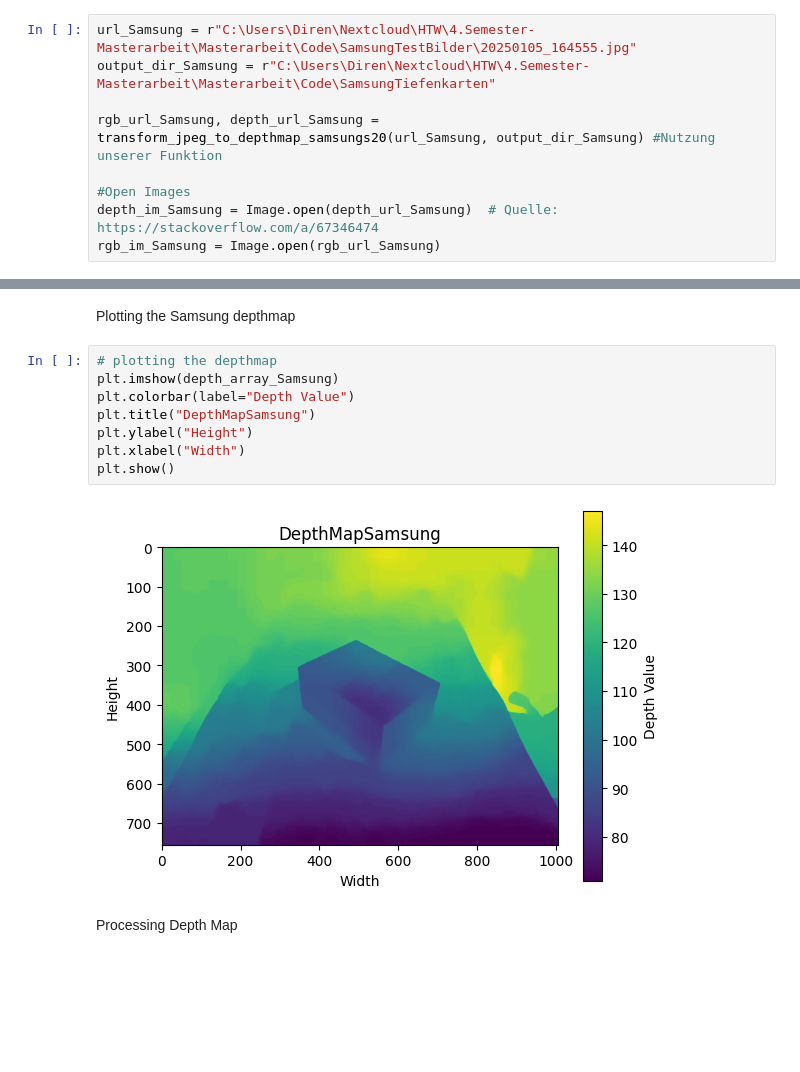
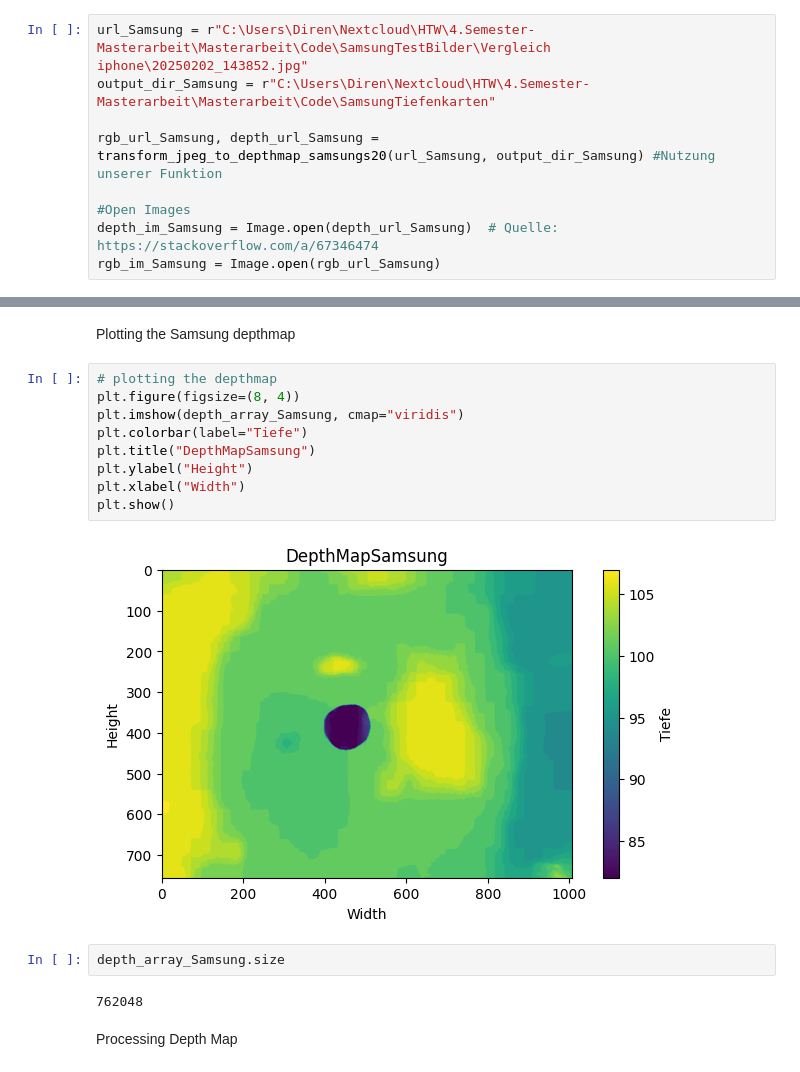
Before and after one commit to DirenCA/Masterthesis-Code, a Jupyter notebook: DeprecatedCode/Testing and analyzing_20250124.ipynb, the cells around one changed output, grey strips where cells are left out. Cells and saved outputs as stored; diff of their text form; blank space fills up the shorter version.

```diff
--- a/DeprecatedCode/Testing and analyzing_20250124.ipynb
+++ b/DeprecatedCode/Testing and analyzing_20250124.ipynb
@@ -35,7 +35,7 @@ Die Tiefenkarte existiert bereits
 # %% [markdown]
 Samsung Daten
 # %%
-url_Samsung = r"C:\Users\Diren\Nextcloud\HTW\4.Semester-Masterarbeit\Masterarbeit\Code\SamsungTestBilder\20250105_164555.jpg"
+url_Samsung = r"C:\Users\Diren\Nextcloud\HTW\4.Semester-Masterarbeit\Masterarbeit\Code\SamsungTestBilder\Vergleich iphone\20250202_143852.jpg"
 output_dir_Samsung = r"C:\Users\Diren\Nextcloud\HTW\4.Semester-Masterarbeit\Masterarbeit\Code\SamsungTiefenkarten"
 
 rgb_url_Samsung, depth_url_Samsung = transform_jpeg_to_depthmap_samsungs20(url_Samsung, output_dir_Samsung) #Nutzung unserer Funktion
@@ -128,14 +128,19 @@ plt.show()
 Plotting the Samsung depthmap
 # %%
 # plotting the depthmap
-plt.imshow(depth_array_Samsung)
-plt.colorbar(label="Depth Value")
+plt.figure(figsize=(8, 4))
+plt.imshow(depth_array_Samsung, cmap="viridis")
+plt.colorbar(label="Tiefe")
 plt.title("DepthMapSamsung")
 plt.ylabel("Height")
 plt.xlabel("Width")
 plt.show()
 # %% [output]
-[figure, old version]
+[figure, new version]
+# %%
+depth_array_Samsung.size
+# %% [output]
+762048
 # %% [markdown]
  Processing Depth Map
 # %% [markdown]
```
Also changed, not shown: parts of 1 cell of this notebook, 1 other file.
